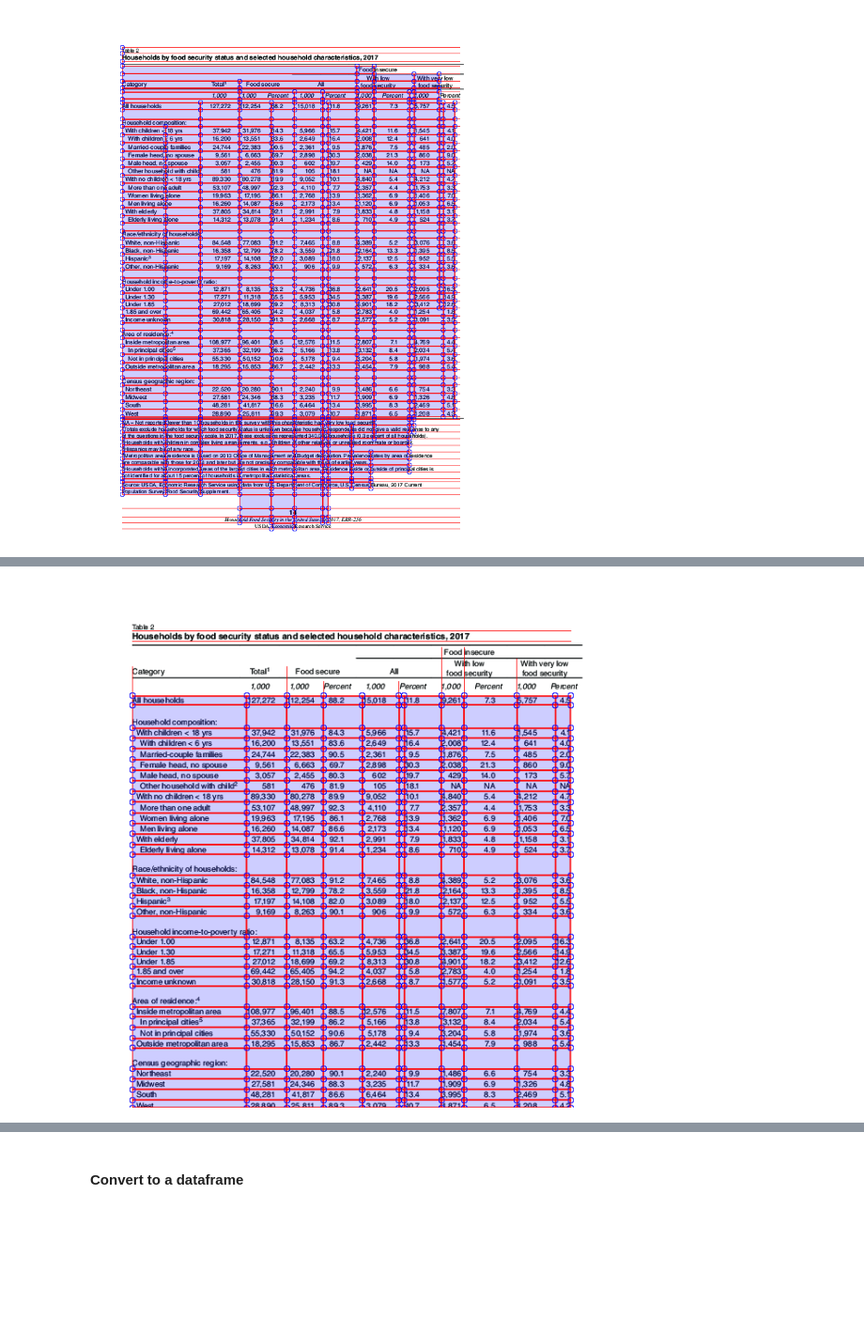
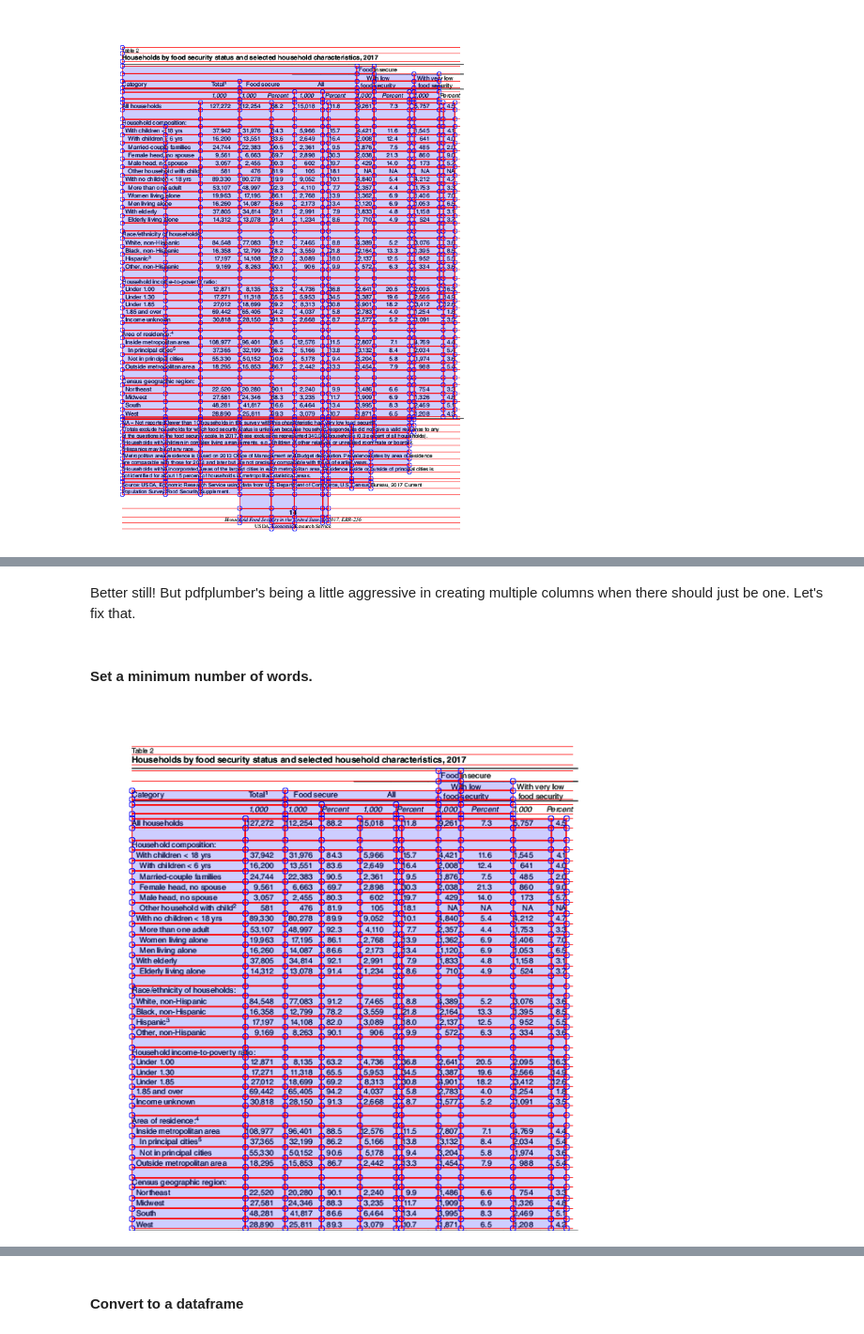
Before and after one commit to JoeYerardi/data-plus-narrative-2019-advanced-data-from-documents, a Jupyter notebook: pdf-conversion-with-python.ipynb, the cells around one changed output, grey strips where cells are left out. Shown at 94% size. Saved outputs shown, nothing was run; the diff lists cells and outputs as text; code cells hidden in the pictures; blank space fills up the shorter version.

```diff
--- a/pdf-conversion-with-python.ipynb
+++ b/pdf-conversion-with-python.ipynb
@@ -484,5 +498,5 @@ im.reset().debug_tablefinder(table_settings)
 # %%
-cropped = pdf.pages[21].crop((0, 0, pdf.pages[21].width, pdf.pages[21].height-190))
+cropped = pdf.pages[21].crop((0, 0, pdf.pages[21].width, pdf.pages[21].height-185)) #(x1, top, x2, bottom)
 im_cropped = cropped.to_image()
 im_cropped
 # %% [output]
@@ -490,10 +512,13 @@ im_cropped
+# %% [markdown]
+Better still! But pdfplumber's being a little aggressive in creating multiple columns when there should just be one. Let's fix that.
+# %% [markdown]
+#### Set a minimum number of words.
 # %%
 table_settings = {
     "vertical_strategy": "text",
     "horizontal_strategy": "text",
-    "min_words_horizontal": 10,
     "min_words_vertical": 20
 }
 im_cropped.reset().debug_tablefinder(table_settings)
 # %% [output]
-[figure, old version]
+[figure, new version]
```
Also changed, not shown: parts of 23 cells of this notebook, 1 other file.
